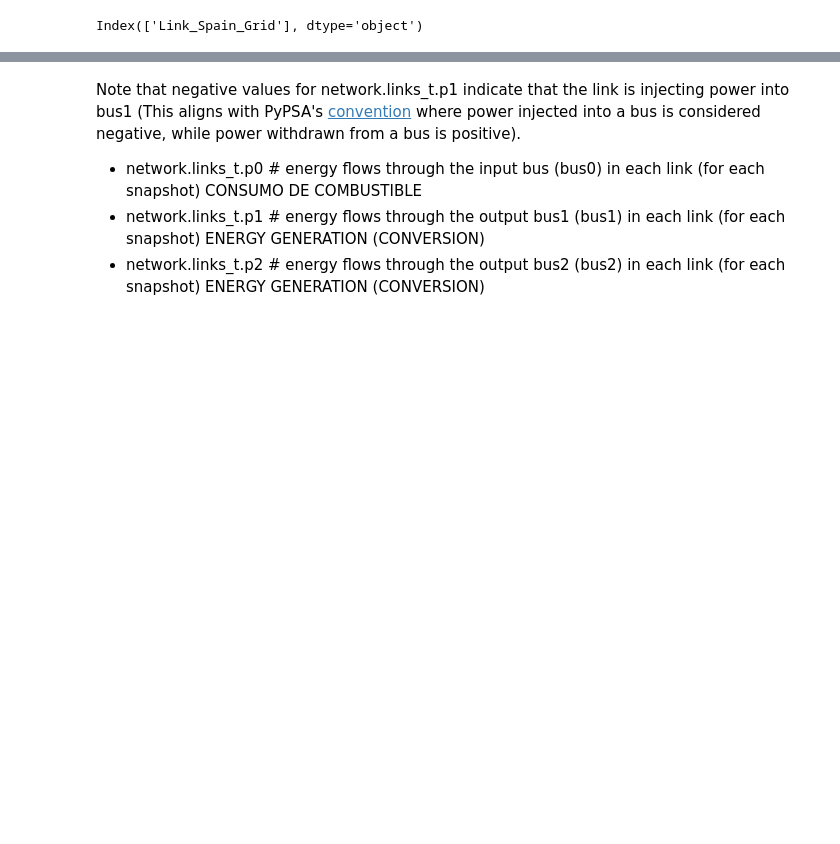
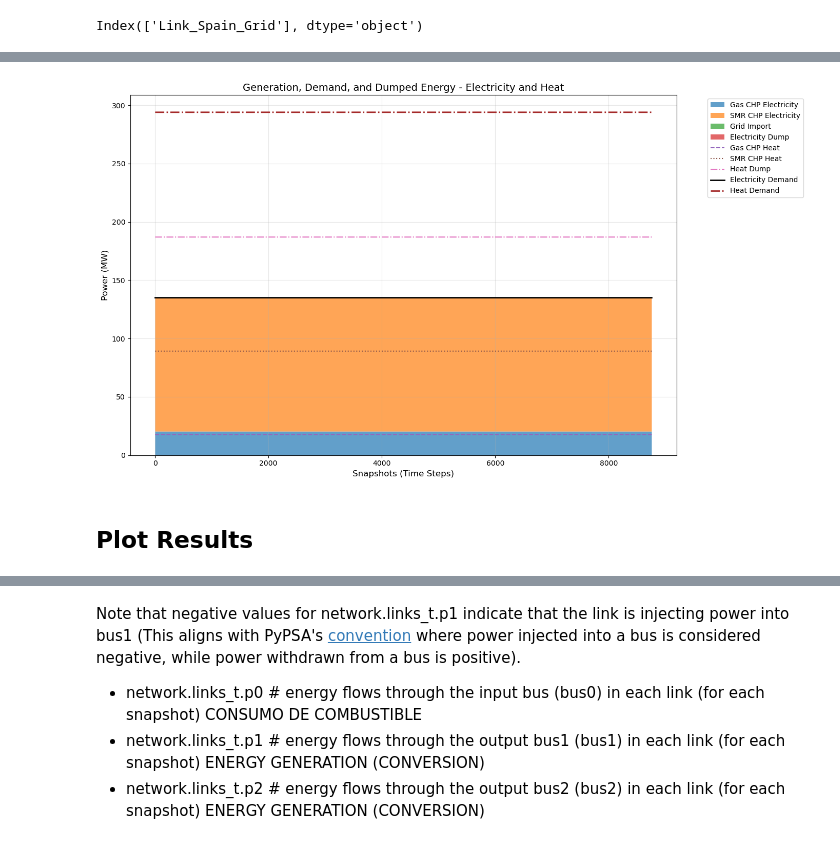
Before and after one commit to C-ansi-eof/SIDNE-Model, a Jupyter notebook: SMR_multilink.ipynb, the cells around one changed output, grey strips where cells are left out. Saved outputs shown, nothing was run; the diff lists cells and outputs as text; code cells hidden in the pictures; blank space fills up the shorter version.

Commit message:
set energy dump with generators 15 april

```diff
--- a/SMR_multilink.ipynb
+++ b/SMR_multilink.ipynb
@@ -343,3 +339,73 @@ summed marginal cost= 52143369.35751 [USD]
+# %%
+# Extract electricity generation data
+generation = pd.concat([
+    (-1) * network.links_t.p1["Link_Gas_CHP"],  # Gas_CHP electricity generation
+    (-1) * network.links_t.p1["Link_SMR_CHP"],  # SMR_CHP electricity generation
+    (-1) * network.links_t.p1["Link_Spain_Grid"],  # Grid electricity import
+    network.generators_t.p["Electricity_Market"]  # Electricity dumped into the market
+], axis=1)
+generation.columns = ["Gas_CHP", "SMR_CHP", "Grid_Import", "Electricity_Dump"]
+
+# Extract heat generation data
+heat_generation = pd.concat([
+    (-1) * network.links_t.p2["Link_Gas_CHP"],  # Gas_CHP heat generation
+    (-1) * network.links_t.p2["Link_SMR_CHP"],  # SMR_CHP heat generation
+    network.generators_t.p["Heat_Dump"]  # Heat dumped
+], axis=1)
+heat_generation.columns = ["Gas_CHP_Heat", "SMR_CHP_Heat", "Heat_Dump"]
+
+# Combine data for plotting
+combined = pd.concat([
+    generation,
+    heat_generation,
+    network.loads_t.p["Industry Electricity Load"],  # Electricity demand
+    network.loads_t.p["Industry Heat Load"]          # Heat demand
+], axis=1)
+combined.columns = [
+    "Gas_CHP_Elec", "SMR_CHP_Elec", "Grid_Import", "Electricity_Dump",
+    "Gas_CHP_Heat", "SMR_CHP_Heat", "Heat_Dump",
+    "Elec_Demand", "Heat_Demand"
+]
+# Plot results
+plt.figure(figsize=(14, 8))
+# combined = combined.loc[100:200]  # Visualizar 100 horas
+
+# Plot electricity generation as a stacked area chart
+plt.stackplot(combined.index,
+              combined["Gas_CHP_Elec"],
+              combined["SMR_CHP_Elec"],
+              combined["Grid_Import"],
+              combined["Electricity_Dump"],
+              labels=["Gas CHP Electricity", "SMR CHP Electricity", "Grid Import", "Electricity Dump"],
+              colors=["#1f77b4", "#ff7f0e", "#2ca02c", "#d62728"],
+              alpha=0.7)
+
+# Plot heat generation as lines
+plt.plot(combined.index, combined["Gas_CHP_Heat"],
+         label="Gas CHP Heat", linestyle="--", color="#9467bd")
+plt.plot(combined.index, combined["SMR_CHP_Heat"],
+         label="SMR CHP Heat", linestyle=":", color="#8c564b")
+plt.plot(combined.index, combined["Heat_Dump"],
+         label="Heat Dump", linestyle="-.", color="#e377c2")
+
+# Plot demand as lines
+plt.plot(combined.index, combined["Elec_Demand"],
+         label="Electricity Demand", color="black", linewidth=2)
+plt.plot(combined.index, combined["Heat_Demand"],
+         label="Heat Demand", color="brown", linewidth=2, linestyle="-.")
+
+# Configure plot
+plt.title("Generation, Demand, and Dumped Energy - Electricity and Heat", fontsize=14)
+plt.xlabel("Snapshots (Time Steps)", fontsize=12)
+plt.ylabel("Power (MW)", fontsize=12)
+plt.legend(bbox_to_anchor=(1.05, 1), loc='upper left')
+plt.grid(True, alpha=0.3)
+plt.tight_layout()
+plt.show()
+# %% [output]
+[figure, added]
+# %% [markdown]
+## Plot Results
 # %%
 print("SMR Electricity Output:", network.links_t.p1["Link_SMR_CHP"].sum() )  # -MW
 print("SMR Heat Output:", network.links_t.p2["Link_SMR_CHP"].sum())         # -MW
```
Also changed, not shown: parts of 6 cells of this notebook, 3 other files.
